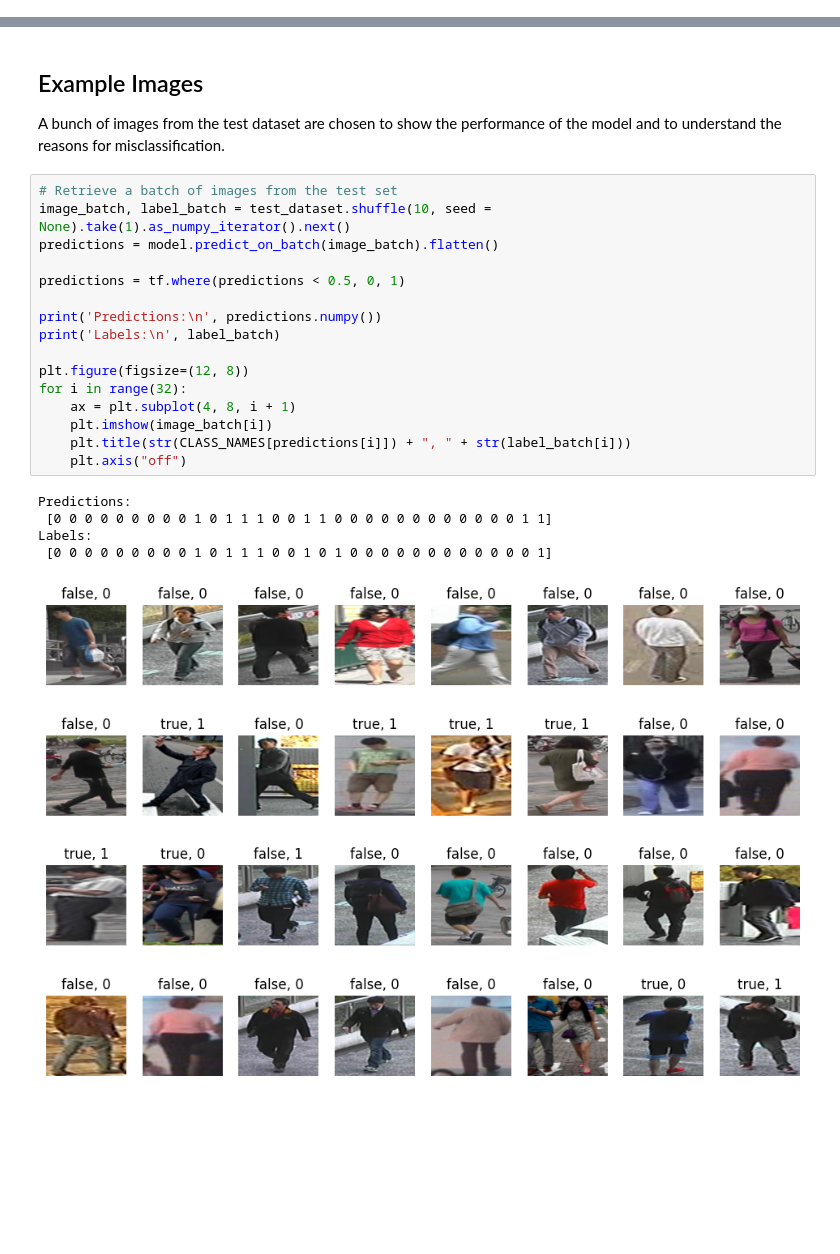
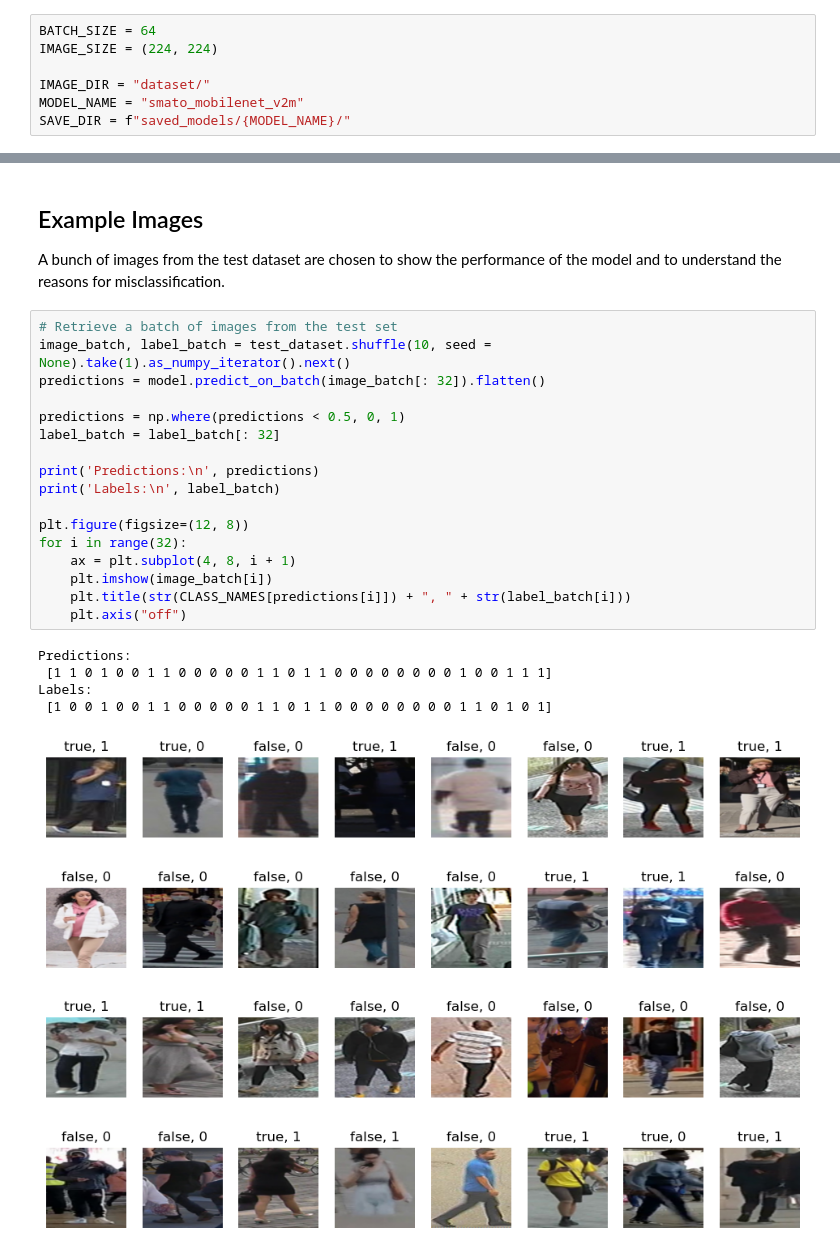
Before and after one commit to saadejazz/smato, a Jupyter notebook: train.ipynb, the cells around one changed output, grey strips where cells are left out. Cells and saved outputs as stored; diff of their text form; blank space fills up the shorter version.

Commit message:
added new model with updated dataset

```diff
--- a/train.ipynb
+++ b/train.ipynb
@@ -12,4 +12,11 @@ import keras.backend as K
 # %% [markdown]
 ## Loading Data
 Data is loaded from images in the folder *"dataset/"*. There are two classes: *"true"* specifies images with the pedestrian using a smartphone, while *"false"* specifies images with the pedestrian not holding a smartphone. The images are loaded, shuffled and batched.
+# %%
+BATCH_SIZE = 64
+IMAGE_SIZE = (224, 224)
+
+IMAGE_DIR = "dataset/"
+MODEL_NAME = "smato_mobilenet_v2m"
+SAVE_DIR = f"saved_models/{MODEL_NAME}/"
 # %%
@@ -205,22 +207,23 @@ A bunch of images from the test dataset are chosen to show the performance of th
 # %%
 # Retrieve a batch of images from the test set
 image_batch, label_batch = test_dataset.shuffle(10, seed = None).take(1).as_numpy_iterator().next()
-predictions = model.predict_on_batch(image_batch).flatten()
+predictions = model.predict_on_batch(image_batch[: 32]).flatten()
 
-predictions = tf.where(predictions < 0.5, 0, 1)
+predictions = np.where(predictions < 0.5, 0, 1)
+label_batch = label_batch[: 32]
 
-print('Predictions:\n', predictions.numpy())
+print('Predictions:\n', predictions)
 print('Labels:\n', label_batch)
 
 plt.figure(figsize=(12, 8))
 for i in range(32):
     ax = plt.subplot(4, 8, i + 1)
     plt.imshow(image_batch[i])
     plt.title(str(CLASS_NAMES[predictions[i]]) + ", " + str(label_batch[i]))
     plt.axis("off")
 # %% [output]
 Predictions:
- [0 0 0 0 0 0 0 0 0 1 0 1 1 1 0 0 1 1 0 0 0 0 0 0 0 0 0 0 0 0 1 1]
+ [1 1 0 1 0 0 1 1 0 0 0 0 0 1 1 0 1 1 0 0 0 0 0 0 0 0 1 0 0 1 1 1]
 Labels:
- [0 0 0 0 0 0 0 0 0 1 0 1 1 1 0 0 1 0 1 0 0 0 0 0 0 0 0 0 0 0 0 1]
+ [1 0 0 1 0 0 1 1 0 0 0 0 0 1 1 0 1 1 0 0 0 0 0 0 0 0 1 1 0 1 0 1]
-[figure, old version]
+[figure, new version]
```
Also changed, not shown: parts of 5 cells of this notebook, 21 other files.
